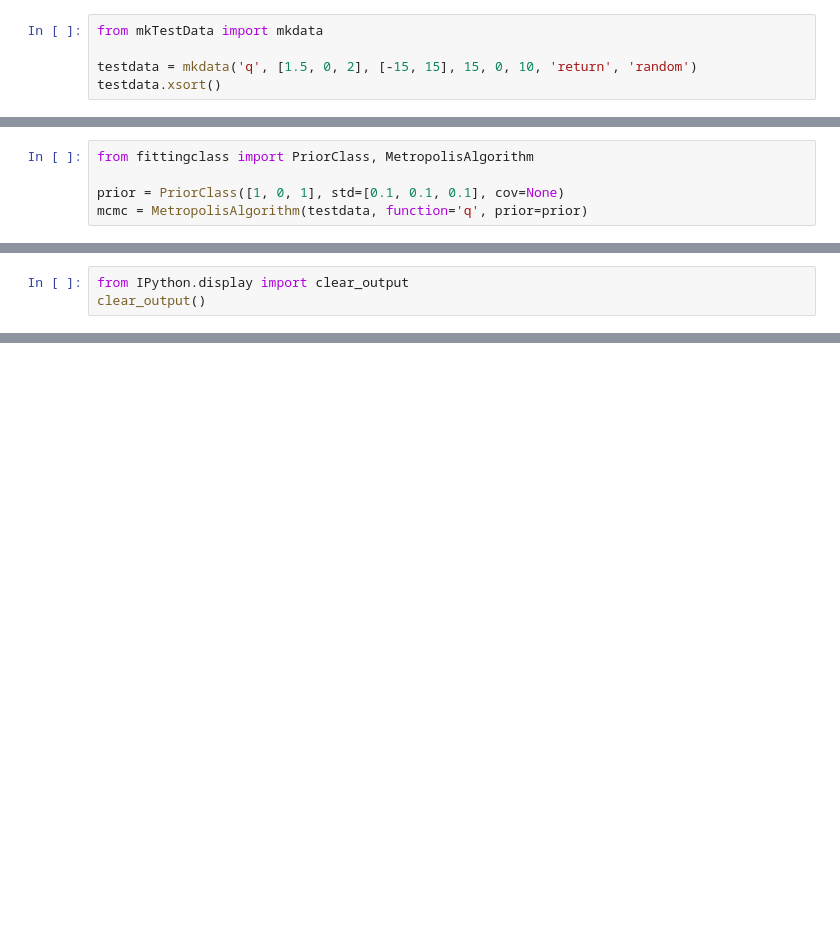
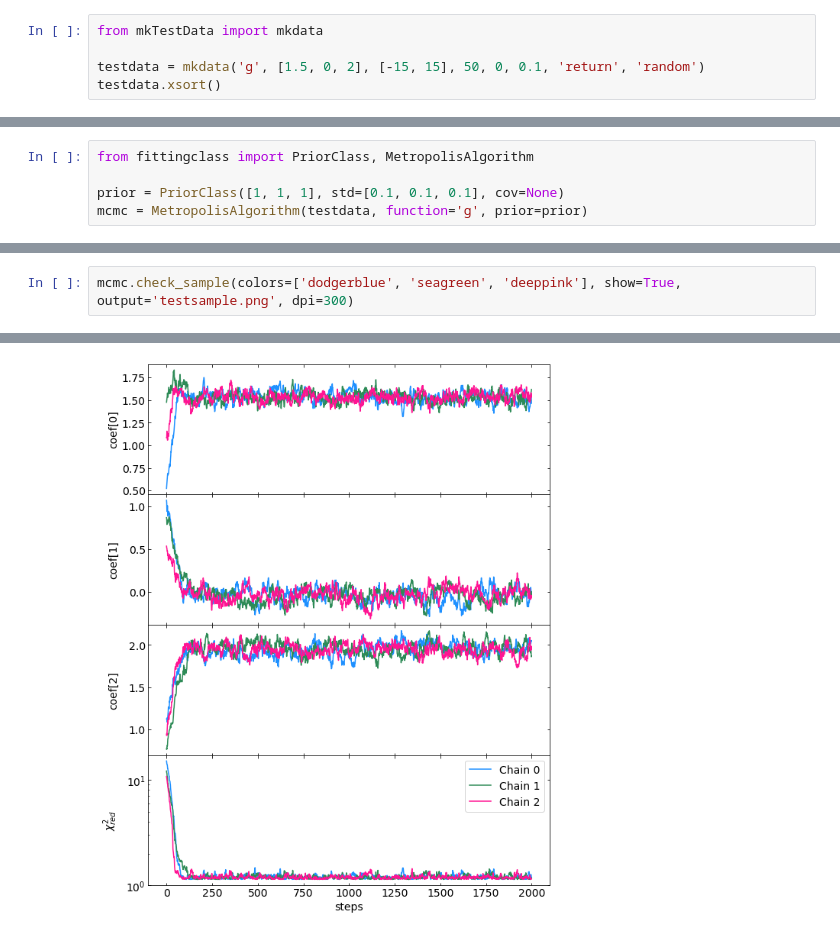
Before and after one commit to TakayukiOhgami/PythonMCMCSampler, a Jupyter notebook: TestMCMC.ipynb, the cells around one changed output, grey strips where cells are left out. Cells and saved outputs as stored; diff of their text form; blank space fills up the shorter version.

Commit message:
[ADD] show figures

```diff
--- a/TestMCMC.ipynb
+++ b/TestMCMC.ipynb
@@ -1,5 +1,5 @@
 # %%
 from mkTestData import mkdata
 
-testdata = mkdata('q', [1.5, 0, 2], [-15, 15], 15, 0, 10, 'return', 'random')
+testdata = mkdata('g', [1.5, 0, 2], [-15, 15], 50, 0, 0.1, 'return', 'random')
 testdata.xsort()
@@ -13,5 +18,5 @@ plt.errorbar(testdata.data['test'].x, testdata.data['test'].y,
 # %%
 from fittingclass import PriorClass, MetropolisAlgorithm
 
-prior = PriorClass([1, 0, 1], std=[0.1, 0.1, 0.1], cov=None)
-mcmc = MetropolisAlgorithm(testdata, function='q', prior=prior)
+prior = PriorClass([1, 1, 1], std=[0.1, 0.1, 0.1], cov=None)
+mcmc = MetropolisAlgorithm(testdata, function='g', prior=prior)
@@ -43,3 +88,3 @@ plt.fill_between(x, ymax, ymin, color='pink', alpha=0.7)
-# %%
-from IPython.display import clear_output
-clear_output()
+# %%
+mcmc.check_sample(colors=['dodgerblue', 'seagreen', 'deeppink'], show=True, output='testsample.png', dpi=300)
+# %% [output]
@@ -45,0 +92 @@ clear_output()
+[figure, added]
```
Also changed, not shown: parts of 9 cells of this notebook, 1 other file.
